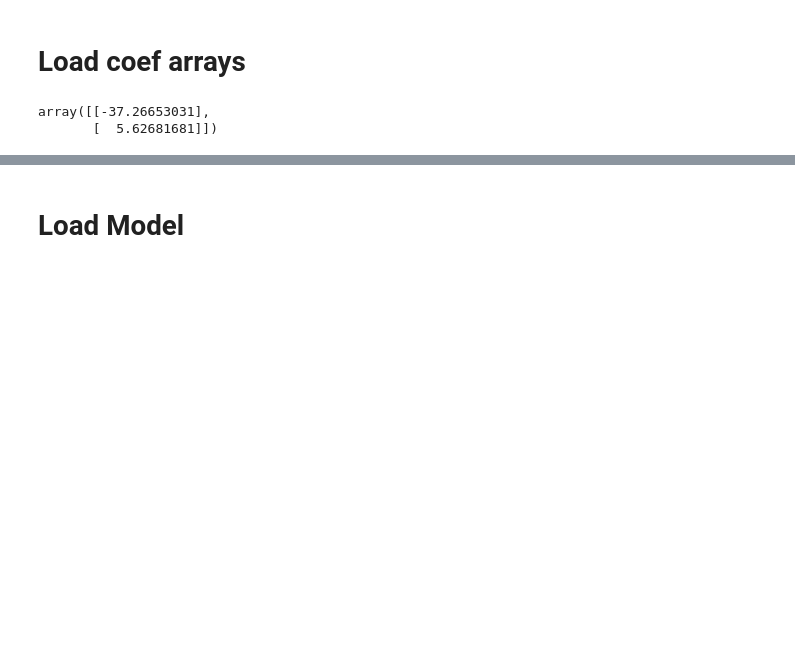
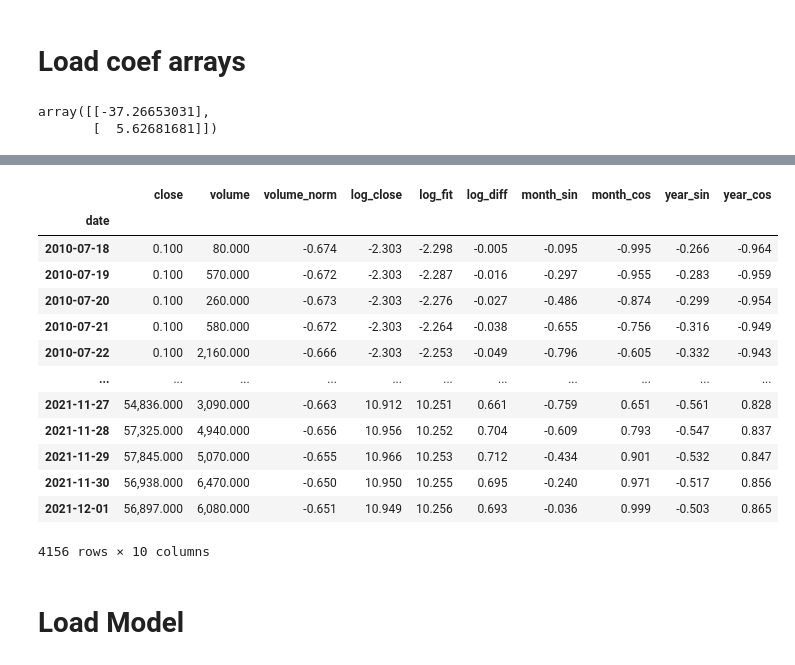
Before and after one commit to FreeLike76/KpiDataScience, a Jupyter notebook: Lab5/ds5_load_forecast.ipynb, the cells around one changed output, grey strips where cells are left out. Drawn from its saved outputs; the diff is of its cells as text; code cells hidden in the pictures; blank space fills up the shorter version.

```diff
--- a/Lab5/ds5_load_forecast.ipynb
+++ b/Lab5/ds5_load_forecast.ipynb
@@ -66,5 +66,6 @@ array([[-37.26653031],
        [  5.62681681]])
 # %%
 vol_mean_std = np.load("saved_params/volume_mean_std.npy")
-vol_mean_std
+vol_mean, vol_std = vol_mean_std
+vol_mean, vol_std
 # %% [output]
@@ -117,3 +174,20 @@ dfs
+# %%
+df
+# %% [output]
+|  | close | volume | volume_norm | log_close | log_fit | log_diff | month_sin | month_cos | year_sin | year_cos |
+| date |  |  |  |  |  |  |  |  |  |  |
+| 2010-07-18 | 0.100 | 80.000 | -0.674 | -2.303 | -2.298 | -0.005 | -0.095 | -0.995 | -0.266 | -0.964 |
+| 2010-07-19 | 0.100 | 570.000 | -0.672 | -2.303 | -2.287 | -0.016 | -0.297 | -0.955 | -0.283 | -0.959 |
+| 2010-07-20 | 0.100 | 260.000 | -0.673 | -2.303 | -2.276 | -0.027 | -0.486 | -0.874 | -0.299 | -0.954 |
+| 2010-07-21 | 0.100 | 580.000 | -0.672 | -2.303 | -2.264 | -0.038 | -0.655 | -0.756 | -0.316 | -0.949 |
+| 2010-07-22 | 0.100 | 2,160.000 | -0.666 | -2.303 | -2.253 | -0.049 | -0.796 | -0.605 | -0.332 | -0.943 |
+| ... | ... | ... | ... | ... | ... | ... | ... | ... | ... | ... |
+| 2021-11-27 | 54,836.000 | 3,090.000 | -0.663 | 10.912 | 10.251 | 0.661 | -0.759 | 0.651 | -0.561 | 0.828 |
+| 2021-11-28 | 57,325.000 | 4,940.000 | -0.656 | 10.956 | 10.252 | 0.704 | -0.609 | 0.793 | -0.547 | 0.837 |
+| 2021-11-29 | 57,845.000 | 5,070.000 | -0.655 | 10.966 | 10.253 | 0.712 | -0.434 | 0.901 | -0.532 | 0.847 |
+| 2021-11-30 | 56,938.000 | 6,470.000 | -0.650 | 10.950 | 10.255 | 0.695 | -0.240 | 0.971 | -0.517 | 0.856 |
+| 2021-12-01 | 56,897.000 | 6,080.000 | -0.651 | 10.949 | 10.256 | 0.693 | -0.036 | 0.999 | -0.503 | 0.865 |
+4156 rows × 10 columns
 # %% [markdown]
 # Load Model
 # %%
```
Also changed, not shown: parts of 7 cells of this notebook, 1 other file.
